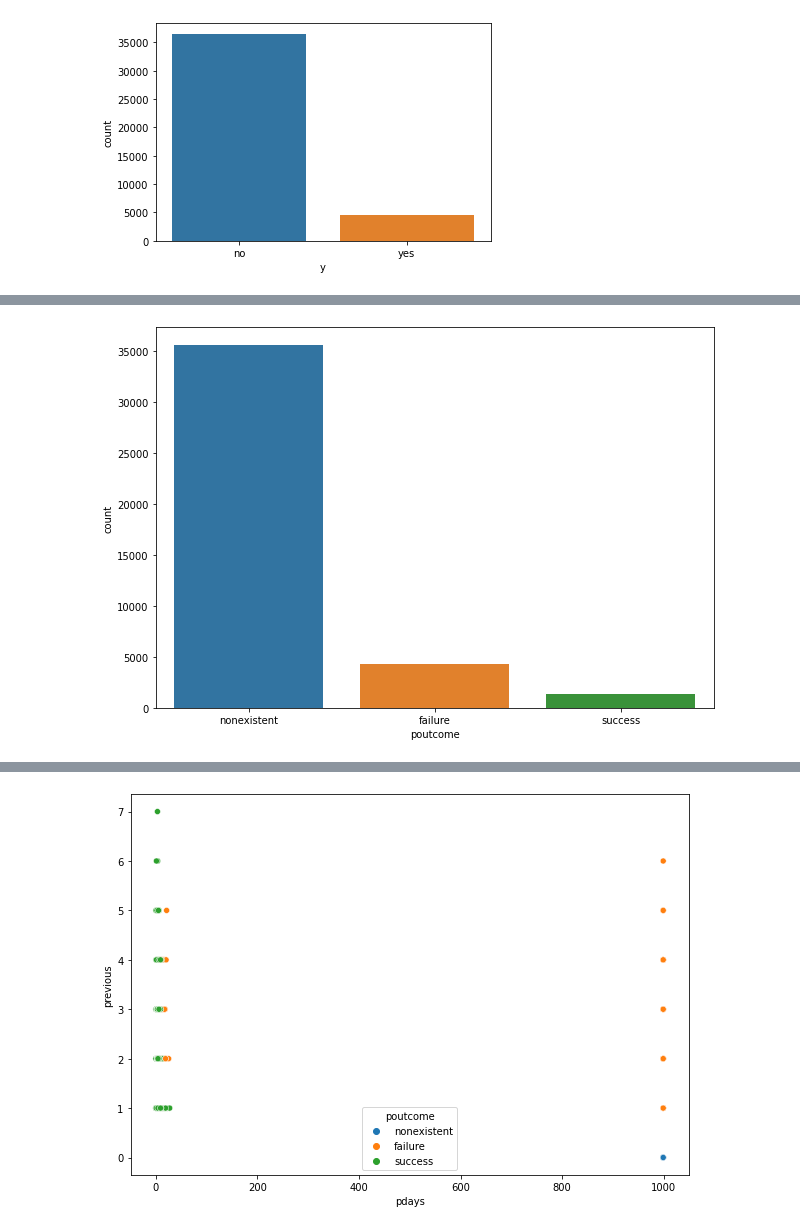
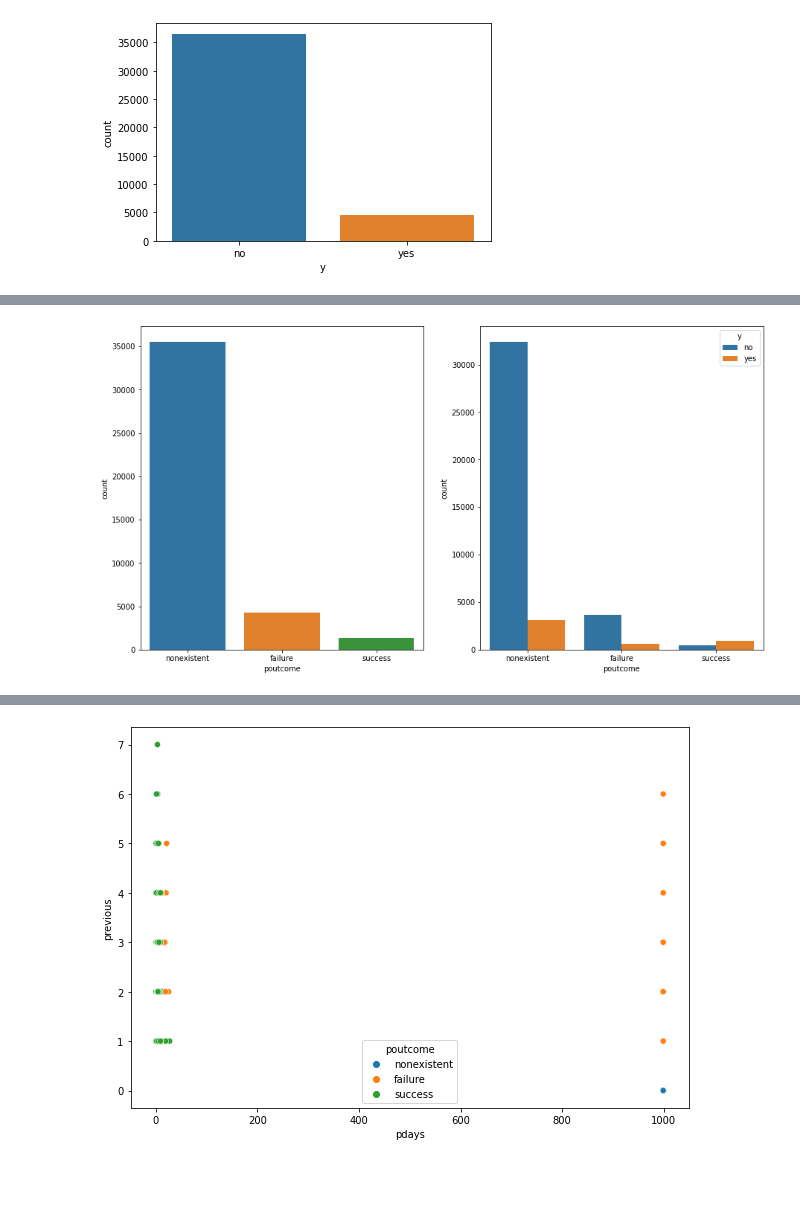
Before and after one commit to agusmelo/Logistic_Regression_Project_Tutorial, a Jupyter notebook: src/explore.ipynb, the cells around one changed output, grey strips where cells are left out. Cells and saved outputs as stored; diff of their text form; code cells hidden in the pictures; blank space fills up the shorter version.

```diff
--- a/src/explore.ipynb
+++ b/src/explore.ipynb
@@ -62,8 +212,10 @@ categorical_features = X.select_dtypes(['object'])
 # %%
 # Poutcome
 
-fig = plt.figure(figsize=(10,7))
-plot=sns.countplot(x='poutcome',data=X)
+fig, axes = plt.subplots(1,2,figsize=(15,8))
+
+sns.countplot(x='poutcome',data=X,ax=axes[0])
+plot=sns.countplot(x='poutcome',data=X,hue=y,ax=axes[1])
 plt.show()
 # %% [output]
-[figure, old version]
+[figure, new version]
```
Also changed, not shown: parts of 59 cells of this notebook, 3 other files.
